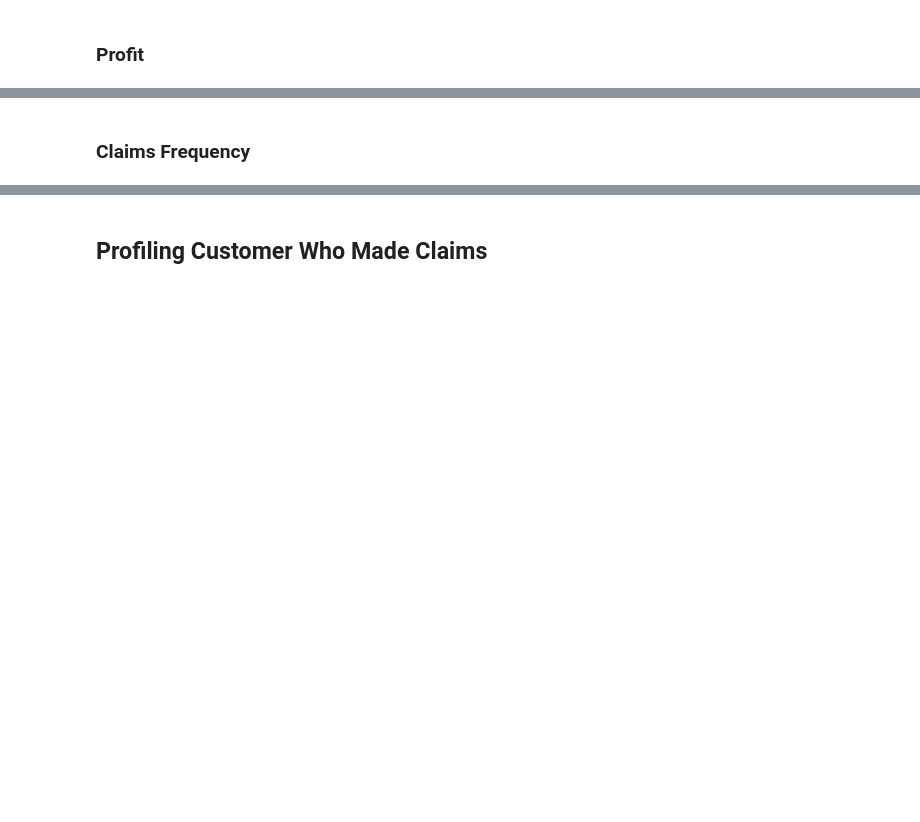
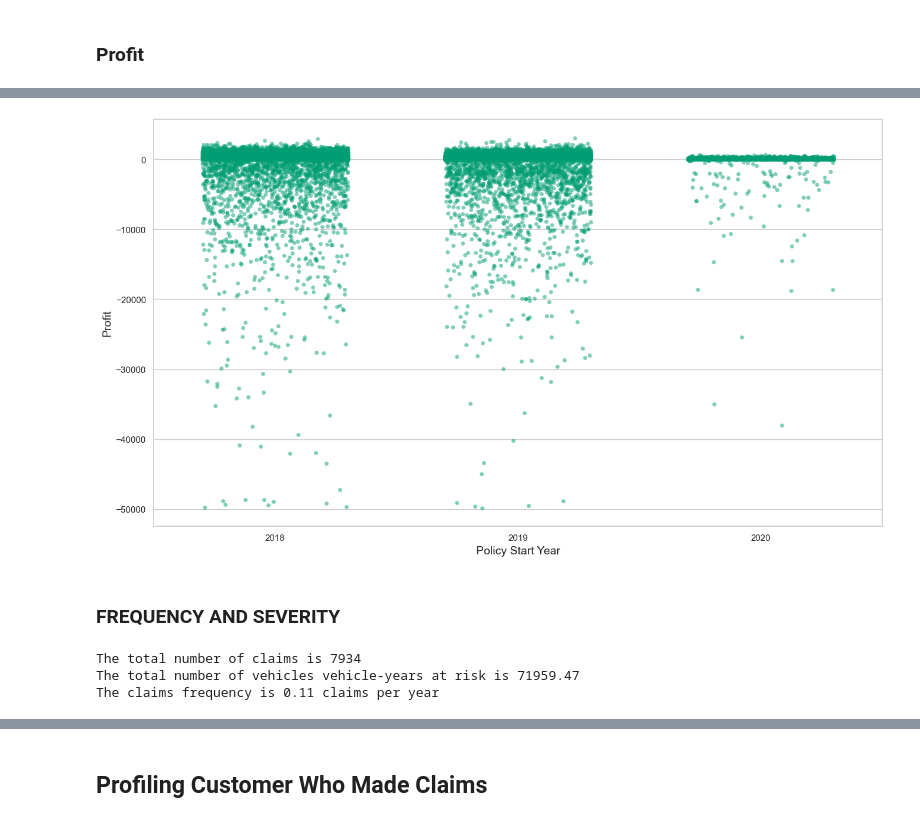
Before and after one commit to watchlotr/Python-Insurance-Case-Study, a Jupyter notebook: insurance_analysis.ipynb, the cells around one changed output, grey strips where cells are left out. Cells and saved outputs as stored; diff of their text form; code cells hidden in the pictures; blank space fills up the shorter version.

```diff
--- a/insurance_analysis.ipynb
+++ b/insurance_analysis.ipynb
@@ -326,5 +385,21 @@ Total profit made in this period is 7649710.64
+# %%
+fig = plt.figure(figsize = (16,9))
+
+sns.stripplot(data = df,
+            x = "start_year",
+            y = "profit",
+            jitter = 0.3,
+            alpha = 0.5,
+            color = sns.color_palette("colorblind")[2])
+
+plt.xlabel("Policy Start Year", fontsize = 14)
+plt.ylabel("Profit", fontsize = 14)
+
+plt.show()
+# %% [output]
+[figure, added]
 # %% [markdown]
-### Claims Frequency
+### FREQUENCY AND SEVERITY
 # %%
 # Calculating Claims Frequency
 claims_frequency = df["claim_count"].sum() / df["exposure"].sum()
@@ -332,3 +407,15 @@ claims_frequency = df["claim_count"].sum() / df["exposure"].sum()
 print(f"The total number of claims is {df["claim_count"].sum()}")
 print(f"The total number of vehicles vehicle-years at risk is {round(df['exposure'].sum(), 2)}")
 print(f"The claims frequency is {round(claims_frequency, 2)} claims per year")
+
+frequency = (
+    df.groupby("start_year")[["exposure", "claim_count"]]
+        .sum()
+)
+frequency["frequency"] = round(frequency["claim_count"] / frequency["exposure"], 6)
+
+#frequency.to_csv(Path.cwd () / "Reports" / "frequency.csv", index = False)
+# %% [output]
+The total number of claims is 7934
+The total number of vehicles vehicle-years at risk is 71959.47
+The claims frequency is 0.11 claims per year
```
Also changed, not shown: parts of 40 cells of this notebook, 8 other files.
